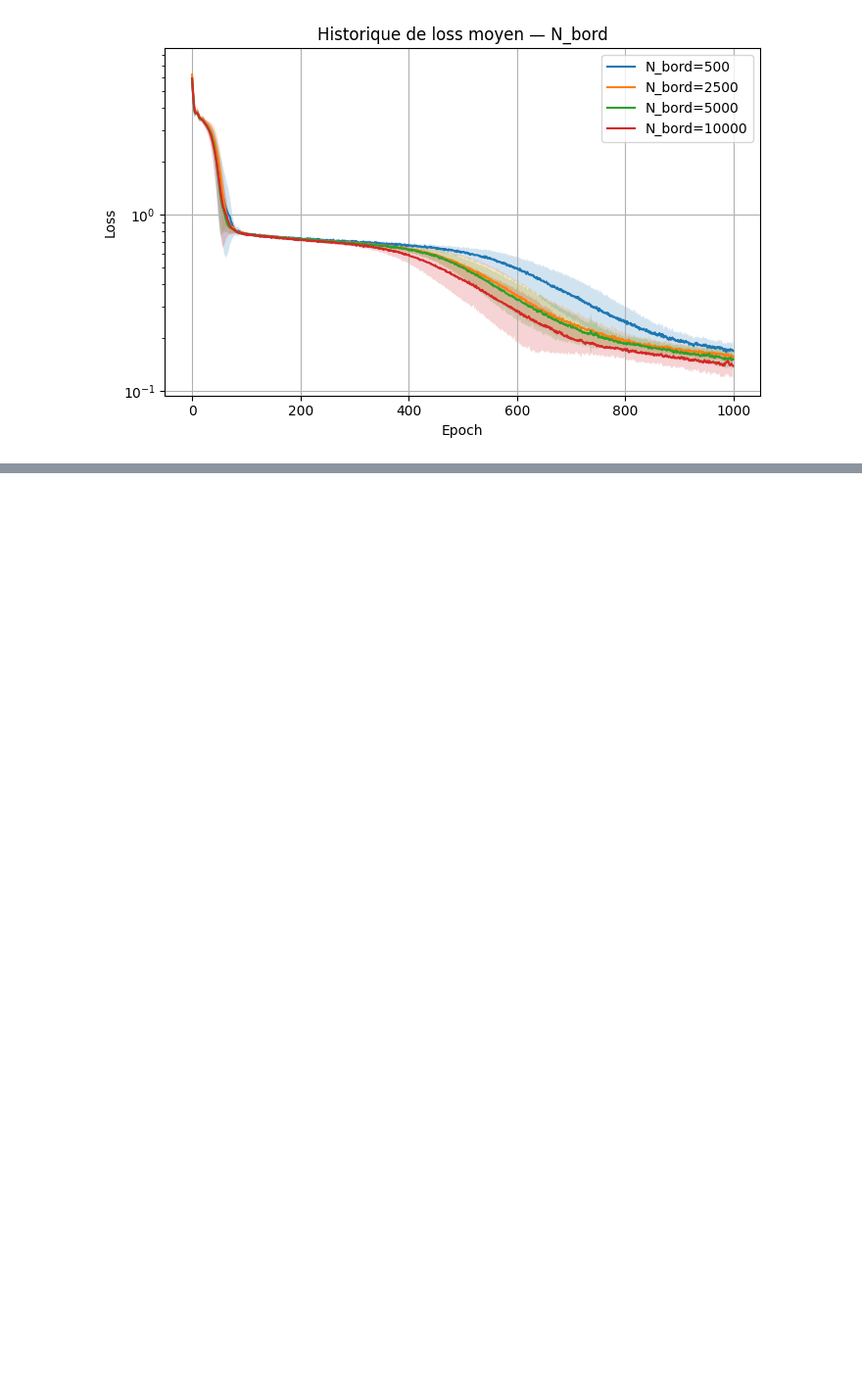
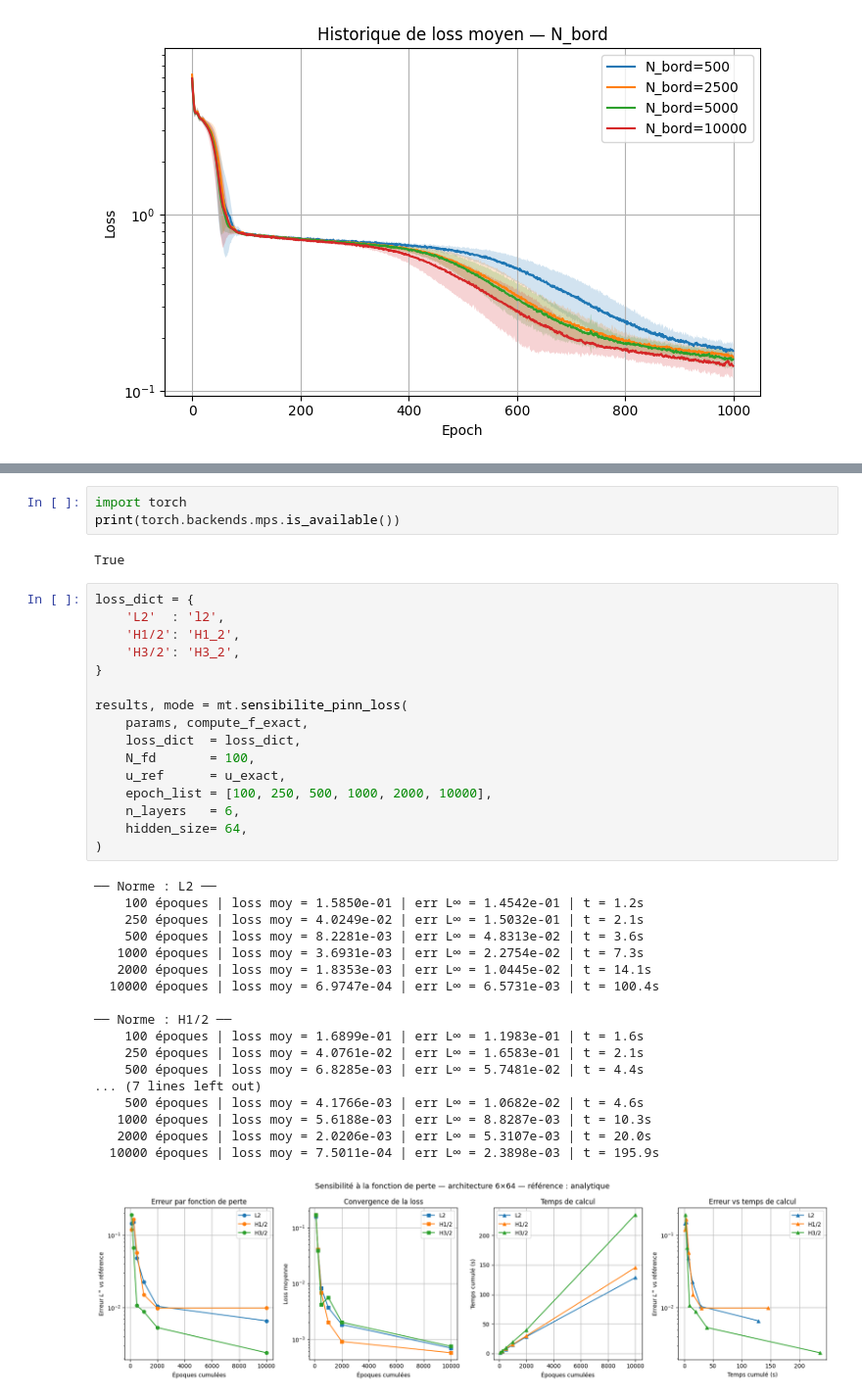
Before and after one commit to francois2004/zermelo-pinn, a Jupyter notebook: results/Untitled.ipynb, the cells around one changed output, grey strips where cells are left out. Shown at 98% size. Saved outputs shown, nothing was run; the diff lists cells and outputs as text; blank space fills up the shorter version.

```diff
--- a/results/Untitled.ipynb
+++ b/results/Untitled.ipynb
@@ -335,0 +408,40 @@ mt.plot_sensibilite_stats(results_2)
+# %%
+import torch
+print(torch.backends.mps.is_available())
+# %% [output]
+True
+# %%
+loss_dict = {
+    'L2'  : 'l2',
+    'H1/2': 'H1_2',
+    'H3/2': 'H3_2',
+}
+
+results, mode = mt.sensibilite_pinn_loss(
+    params, compute_f_exact,
+    loss_dict  = loss_dict,
+    N_fd       = 100,
+    u_ref      = u_exact,
+    epoch_list = [100, 250, 500, 1000, 2000, 10000],
+    n_layers   = 6,
+    hidden_size= 64,
+)
+# %% [output]
+── Norme : L2 ──
+    100 époques | loss moy = 1.5850e-01 | err L∞ = 1.4542e-01 | t = 1.2s
+    250 époques | loss moy = 4.0249e-02 | err L∞ = 1.5032e-01 | t = 2.1s
+    500 époques | loss moy = 8.2281e-03 | err L∞ = 4.8313e-02 | t = 3.6s
+   1000 époques | loss moy = 3.6931e-03 | err L∞ = 2.2754e-02 | t = 7.3s
+   2000 époques | loss moy = 1.8353e-03 | err L∞ = 1.0445e-02 | t = 14.1s
+  10000 époques | loss moy = 6.9747e-04 | err L∞ = 6.5731e-03 | t = 100.4s
+
+── Norme : H1/2 ──
+    100 époques | loss moy = 1.6899e-01 | err L∞ = 1.1983e-01 | t = 1.6s
+    250 époques | loss moy = 4.0761e-02 | err L∞ = 1.6583e-01 | t = 2.1s
+    500 époques | loss moy = 6.8285e-03 | err L∞ = 5.7481e-02 | t = 4.4s
+... (7 lines left out)
+    500 époques | loss moy = 4.1766e-03 | err L∞ = 1.0682e-02 | t = 4.6s
+   1000 époques | loss moy = 5.6188e-03 | err L∞ = 8.8287e-03 | t = 10.3s
+   2000 époques | loss moy = 2.0206e-03 | err L∞ = 5.3107e-03 | t = 20.0s
+  10000 époques | loss moy = 7.5011e-04 | err L∞ = 2.3898e-03 | t = 195.9s
+[figure, added]
```
Also changed, not shown: parts of 13 cells of this notebook, 15 other files.
